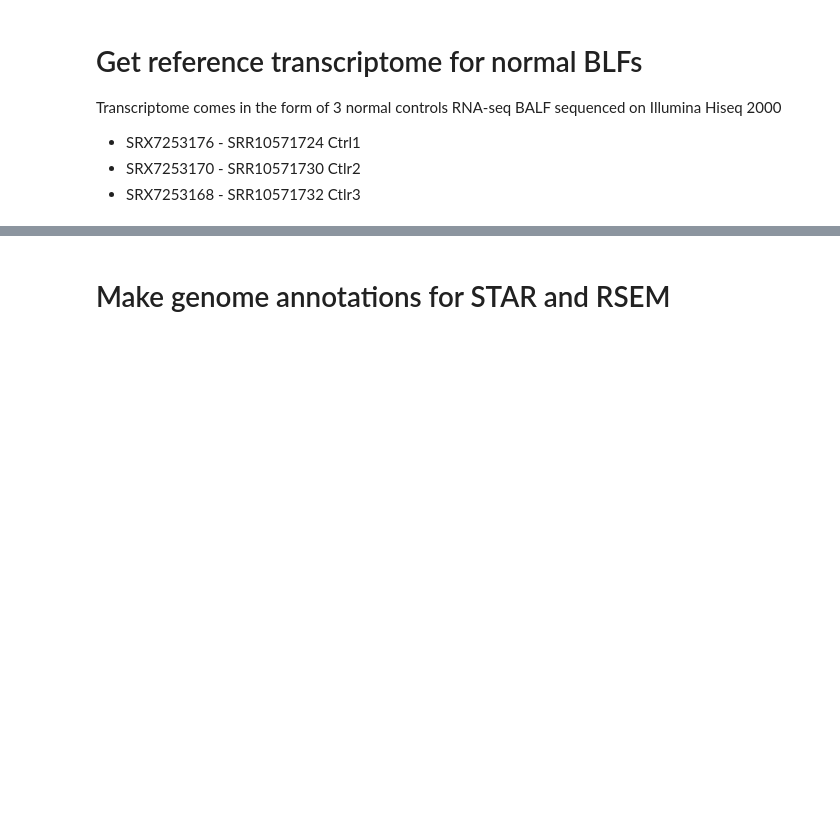
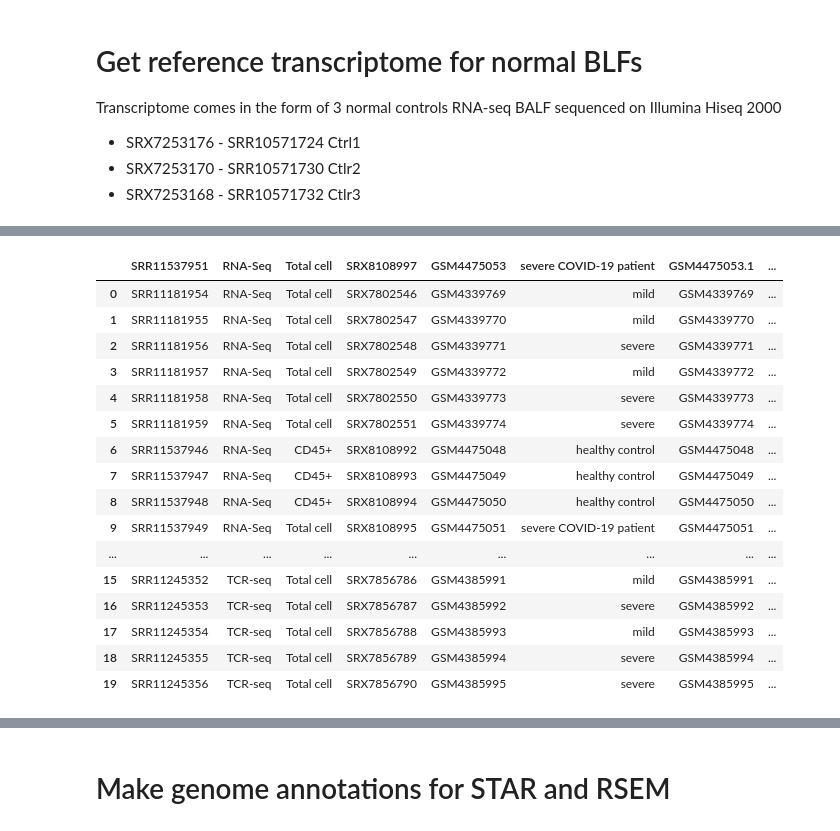
Before and after one commit to dborgesr/EuCovid-2020, a Jupyter notebook: AlignmentAnalyzerImg/Covid_host_human_lung.ipynb, the cells around one changed output, grey strips where cells are left out. Drawn from its saved outputs; the diff is of its cells as text; code cells hidden in the pictures; blank space fills up the shorter version.

```diff
--- a/AlignmentAnalyzerImg/Covid_host_human_lung.ipynb
+++ b/AlignmentAnalyzerImg/Covid_host_human_lung.ipynb
@@ -153,0 +164,22 @@ rsem-calculate-expression --paired-end \
+# %%
+PRJNA608742_meta_in = pd.read_csv("PRJNA608742_metadata.txt", header=1, delimiter=r'\t+')
+# %%
+PRJNA608742_meta_in
+# %% [output]
+|  | SRR11537951 | RNA-Seq | Total cell | SRX8108997 | GSM4475053 | severe COVID-19 patient | GSM4475053.1 | ... |
+| 0 | SRR11181954 | RNA-Seq | Total cell | SRX7802546 | GSM4339769 | mild | GSM4339769 | ... |
+| 1 | SRR11181955 | RNA-Seq | Total cell | SRX7802547 | GSM4339770 | mild | GSM4339770 | ... |
+| 2 | SRR11181956 | RNA-Seq | Total cell | SRX7802548 | GSM4339771 | severe | GSM4339771 | ... |
+| 3 | SRR11181957 | RNA-Seq | Total cell | SRX7802549 | GSM4339772 | mild | GSM4339772 | ... |
+| 4 | SRR11181958 | RNA-Seq | Total cell | SRX7802550 | GSM4339773 | severe | GSM4339773 | ... |
+| 5 | SRR11181959 | RNA-Seq | Total cell | SRX7802551 | GSM4339774 | severe | GSM4339774 | ... |
+| 6 | SRR11537946 | RNA-Seq | CD45+ | SRX8108992 | GSM4475048 | healthy control | GSM4475048 | ... |
+| 7 | SRR11537947 | RNA-Seq | CD45+ | SRX8108993 | GSM4475049 | healthy control | GSM4475049 | ... |
+| 8 | SRR11537948 | RNA-Seq | CD45+ | SRX8108994 | GSM4475050 | healthy control | GSM4475050 | ... |
+| 9 | SRR11537949 | RNA-Seq | Total cell | SRX8108995 | GSM4475051 | severe COVID-19 patient | GSM4475051 | ... |
+| ... | ... | ... | ... | ... | ... | ... | ... | ... |
+| 15 | SRR11245352 | TCR-seq | Total cell | SRX7856786 | GSM4385991 | mild | GSM4385991 | ... |
+| 16 | SRR11245353 | TCR-seq | Total cell | SRX7856787 | GSM4385992 | severe | GSM4385992 | ... |
+| 17 | SRR11245354 | TCR-seq | Total cell | SRX7856788 | GSM4385993 | mild | GSM4385993 | ... |
+| 18 | SRR11245355 | TCR-seq | Total cell | SRX7856789 | GSM4385994 | severe | GSM4385994 | ... |
+| 19 | SRR11245356 | TCR-seq | Total cell | SRX7856790 | GSM4385995 | severe | GSM4385995 | ... |
```
Also changed, not shown: parts of 8 cells of this notebook, 6 other files.
